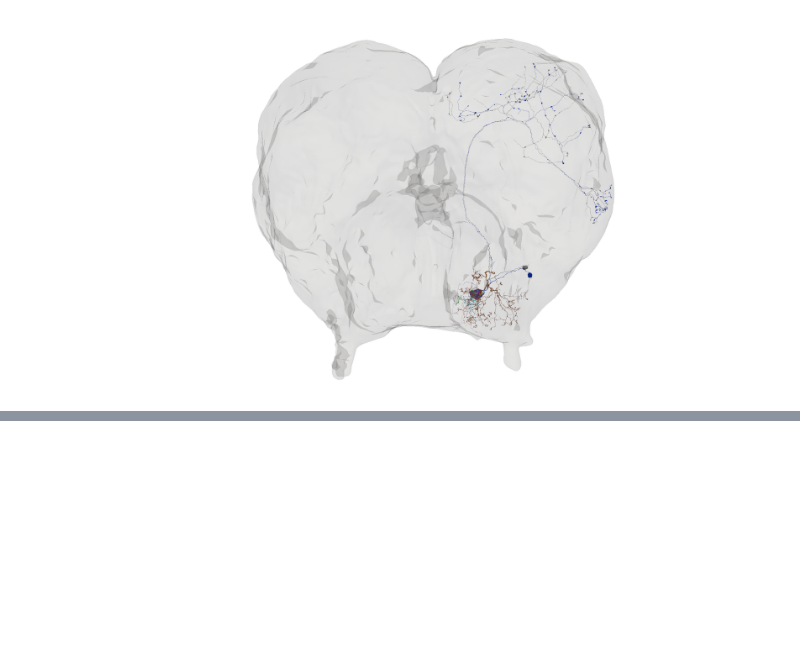
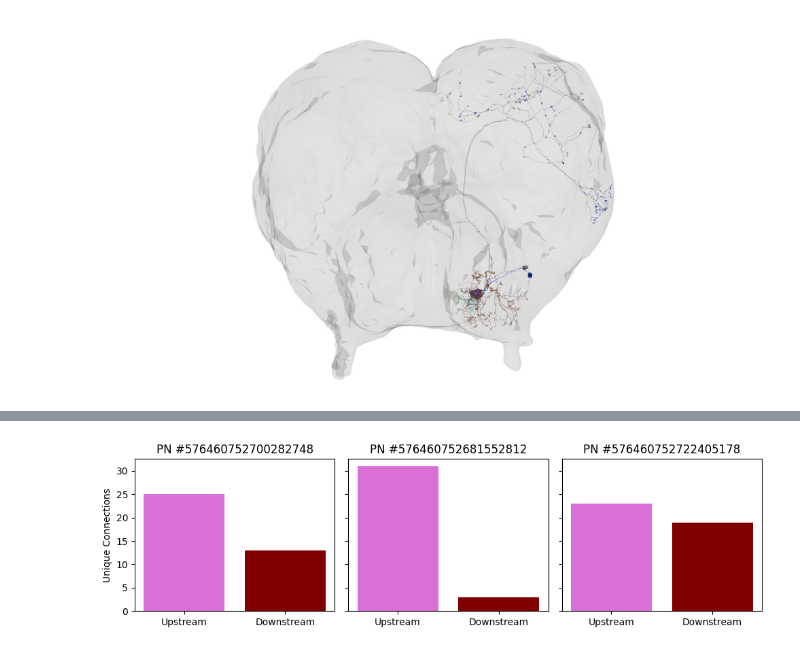
Before and after one commit to Social-Evolution-and-Behavior/crantpy, a Jupyter notebook: docs/deep_dive/connectivity.ipynb, the cells around one changed output, grey strips where cells are left out. Cells and saved outputs as stored; diff of their text form; code cells hidden in the pictures; blank space fills up the shorter version.

Commit message:
connectivity docs

```diff
--- a/docs/deep_dive/connectivity.ipynb
+++ b/docs/deep_dive/connectivity.ipynb
@@ -170,0 +173,14 @@ Symmetric Adjacency matrix shape: (5, 5)
+# %%
+sample_ids = opn_ids[:3].astype(int).tolist()
+fig, axes = plt.subplots(1, 3, figsize=(10, 3), sharey=True)
+for ax, sample_id in zip(axes, sample_ids):
+    connectivity = cp.get_connectivity(neuron_ids=sample_id, upstream=True, downstream=True, threshold=5)
+    upstream_count = connectivity[connectivity['pre'] == sample_id]['post'].nunique()
+    downstream_count = connectivity[connectivity['post'] == sample_id]['pre'].nunique()
+    ax.bar(['Upstream', 'Downstream'], [upstream_count, downstream_count], color=['orchid', 'maroon'])
+    ax.set_title(f"PN #{sample_id}")
+axes[0].set_ylabel('Unique Connections')
+plt.tight_layout()
+plt.show()
+# %% [output]
+[figure, added]
```
Also changed, not shown: parts of 8 cells of this notebook, 1 other file.
